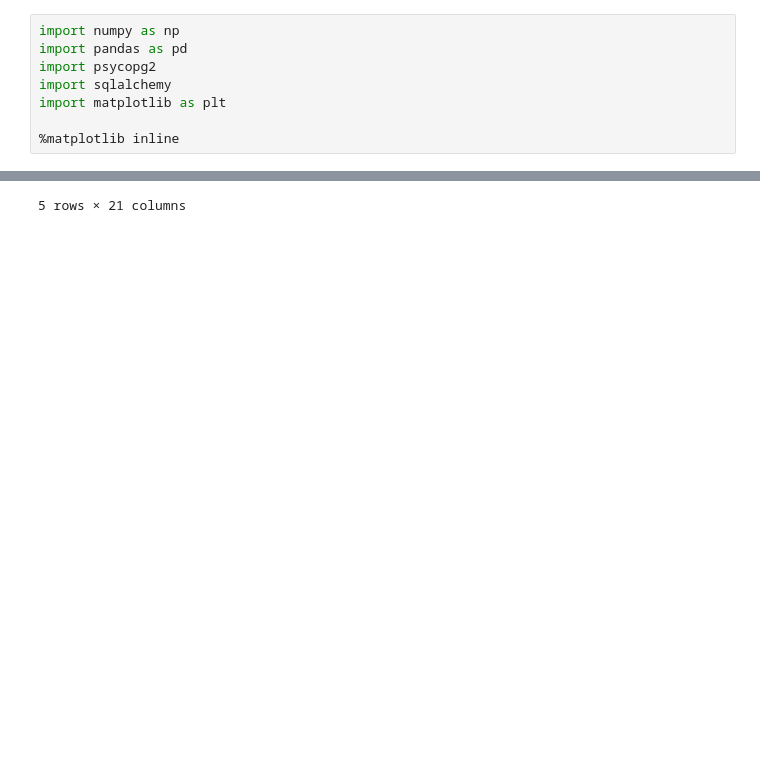
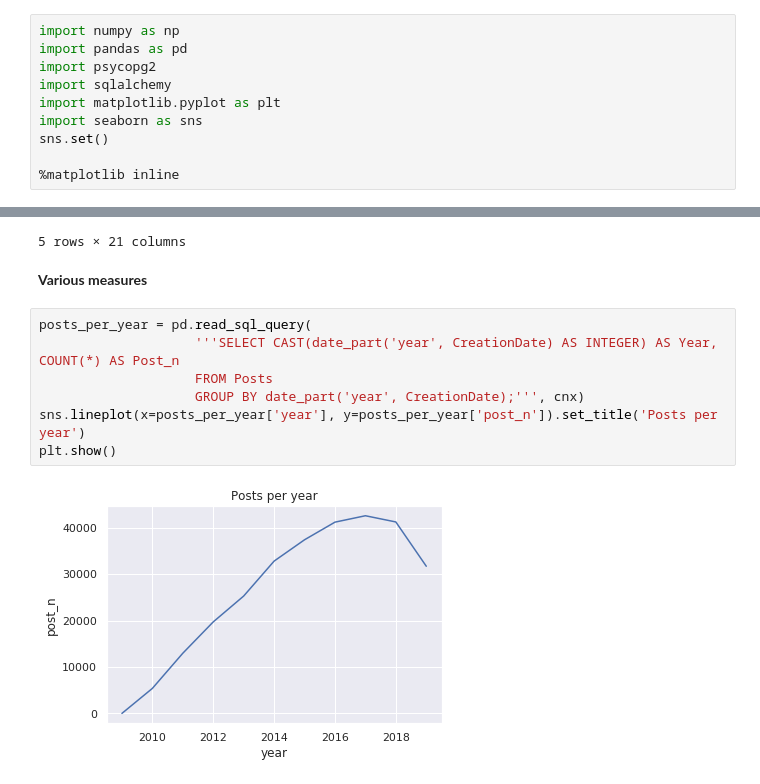
Before and after one commit to elvisnava/DSLab-StackOverflow, a Jupyter notebook: data-exploration/1_Overview.ipynb, the cells around one changed output, grey strips where cells are left out. Drawn from its saved outputs; the diff is of its cells as text; blank space fills up the shorter version.

```diff
--- a/data-exploration/1_Overview.ipynb
+++ b/data-exploration/1_Overview.ipynb
@@ -3,7 +3,9 @@ import numpy as np
 import pandas as pd
 import psycopg2
 import sqlalchemy
-import matplotlib as plt
+import matplotlib.pyplot as plt
+import seaborn as sns
+sns.set()
 
 %matplotlib inline
 # %%
@@ -21,3 +23,14 @@ pd.read_sql_query('''SELECT * FROM Posts LIMIT 5;''', cnx)
 | 3 | 4 | 1 | 135.0 | NaN | 2010-07-19 19:13:31.617 | 21 | 35577.0 | <p>I have two groups of data. Eac... | ... |
 | 4 | 5 | 2 | NaN | 3.0 | 2010-07-19 19:14:43.050 | 88 | NaN | <p>The R-project</p>\n\n<p><a hre... | ... |
 5 rows × 21 columns
+# %% [markdown]
+**Various measures**
+# %%
+posts_per_year = pd.read_sql_query(
+                    '''SELECT CAST(date_part('year', CreationDate) AS INTEGER) AS Year, COUNT(*) AS Post_n
+                    FROM Posts
+                    GROUP BY date_part('year', CreationDate);''', cnx)
+sns.lineplot(x=posts_per_year['year'], y=posts_per_year['post_n']).set_title('Posts per year')
+plt.show()
+# %% [output]
+[figure, added]
```
Also changed, not shown: parts of 3 cells of this notebook.
